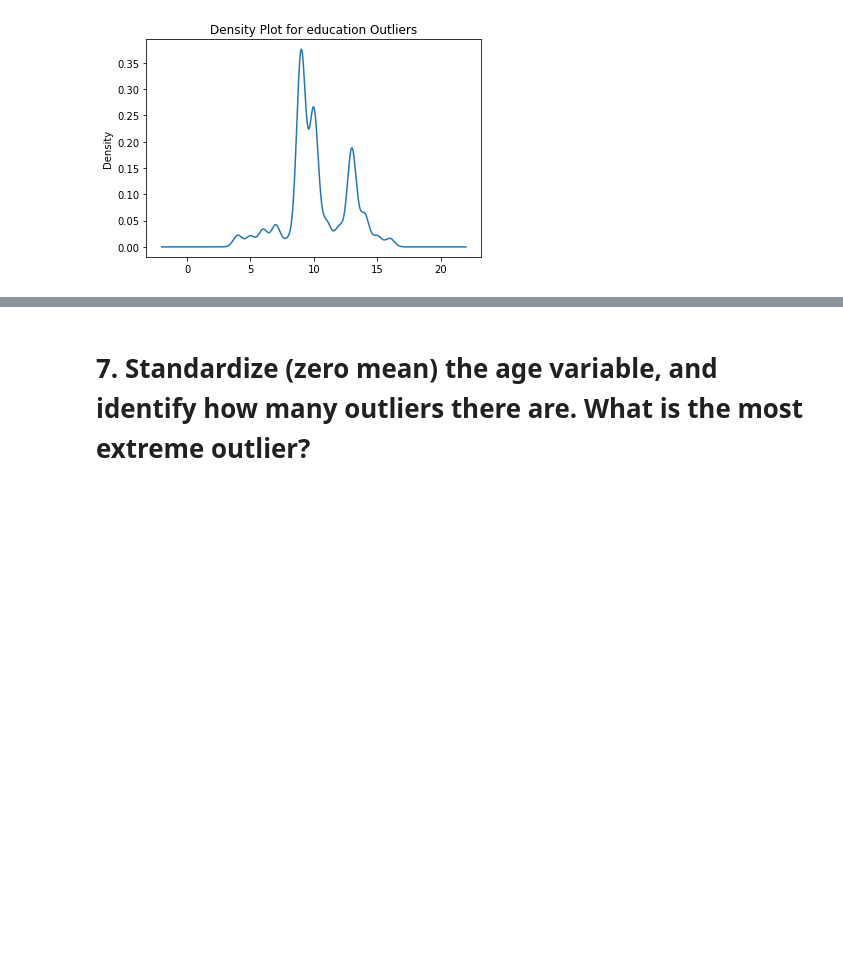
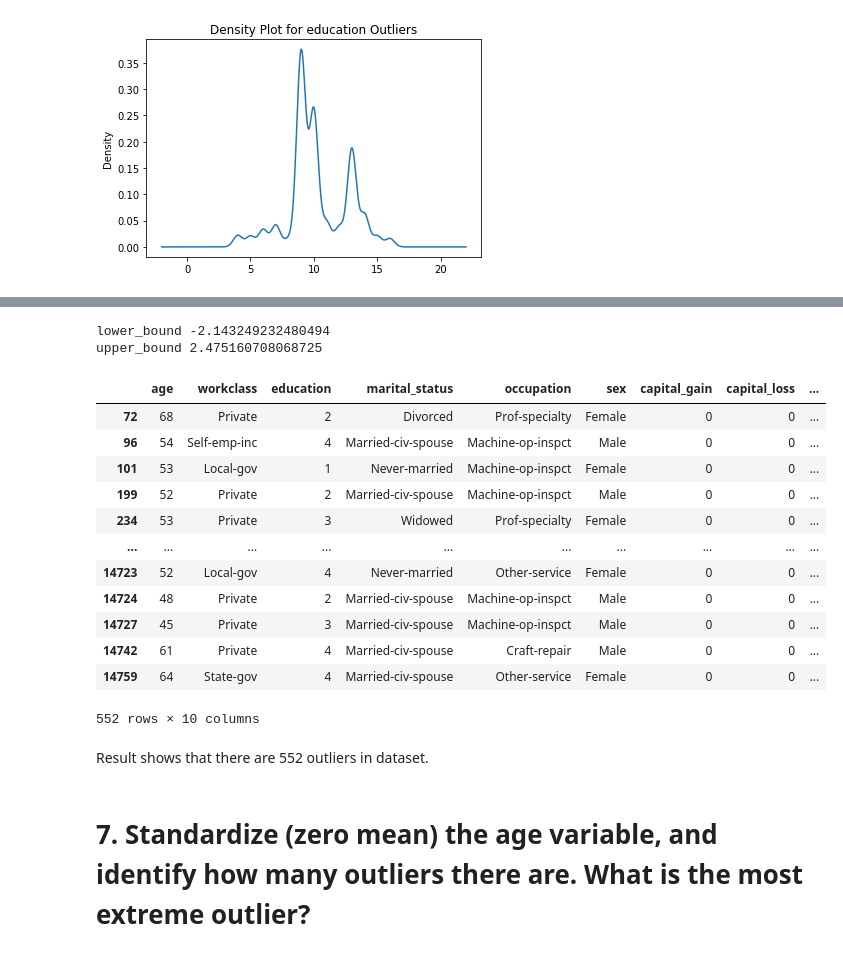
Before and after one commit to sg758253/IDS, a Jupyter notebook: HW4/problem1_python.ipynb, the cells around one changed output, grey strips where cells are left out. Drawn from its saved outputs; the diff is of its cells as text; code cells hidden in the pictures; blank space fills up the shorter version.

```diff
--- a/HW4/problem1_python.ipynb
+++ b/HW4/problem1_python.ipynb
@@ -193,2 +216,32 @@ plt.show()
+# %%
+q1,q3 = np.percentile(df.education1,[25,75])
+IQR = q3-q1
+IQR
+#lower and upper bound of outliers
+lower_bound=q1-(1.5 * IQR)
+upper_bound=q3 +(1.5 * IQR)
+print('lower_bound',lower_bound)
+print('upper_bound',upper_bound)
+# %% [output]
+lower_bound -2.143249232480494
+upper_bound 2.475160708068725
+# %%
+df[(df.education1<lower_bound) | (df.education1> upper_bound) ]
+# %% [output]
+|  | age | workclass | education | marital_status | occupation | sex | capital_gain | capital_loss | ... |
+| 72 | 68 | Private | 2 | Divorced | Prof-specialty | Female | 0 | 0 | ... |
+| 96 | 54 | Self-emp-inc | 4 | Married-civ-spouse | Machine-op-inspct | Male | 0 | 0 | ... |
+| 101 | 53 | Local-gov | 1 | Never-married | Machine-op-inspct | Female | 0 | 0 | ... |
+| 199 | 52 | Private | 2 | Married-civ-spouse | Machine-op-inspct | Male | 0 | 0 | ... |
+| 234 | 53 | Private | 3 | Widowed | Prof-specialty | Female | 0 | 0 | ... |
+| ... | ... | ... | ... | ... | ... | ... | ... | ... | ... |
+| 14723 | 52 | Local-gov | 4 | Never-married | Other-service | Female | 0 | 0 | ... |
+| 14724 | 48 | Private | 2 | Married-civ-spouse | Machine-op-inspct | Male | 0 | 0 | ... |
+| 14727 | 45 | Private | 3 | Married-civ-spouse | Machine-op-inspct | Male | 0 | 0 | ... |
+| 14742 | 61 | Private | 4 | Married-civ-spouse | Craft-repair | Male | 0 | 0 | ... |
+| 14759 | 64 | State-gov | 4 | Married-civ-spouse | Other-service | Female | 0 | 0 | ... |
+552 rows × 10 columns
+# %% [markdown]
+Result shows that there are 552 outliers in dataset.
 # %% [markdown]
 # 7. Standardize (zero mean) the age variable, and identify how many outliers there are. What is the most extreme outlier?
```
Also changed, not shown: parts of 29 cells of this notebook.
